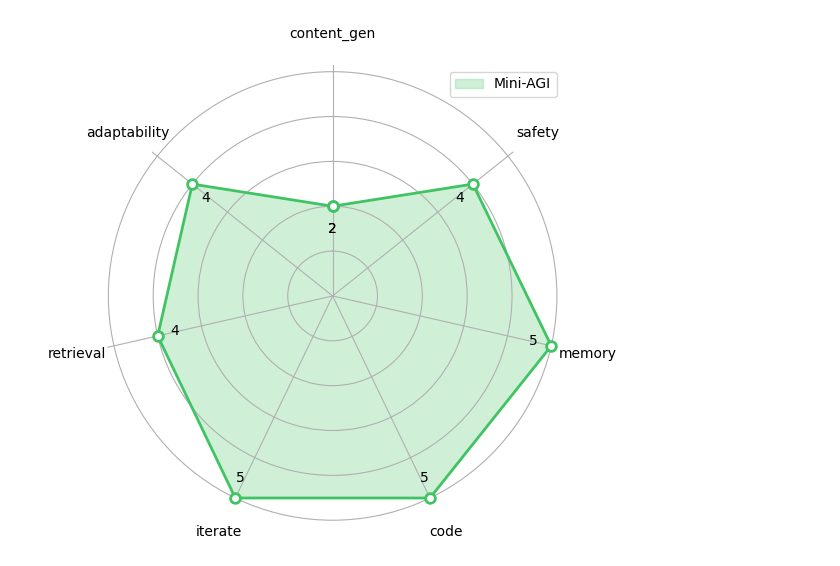
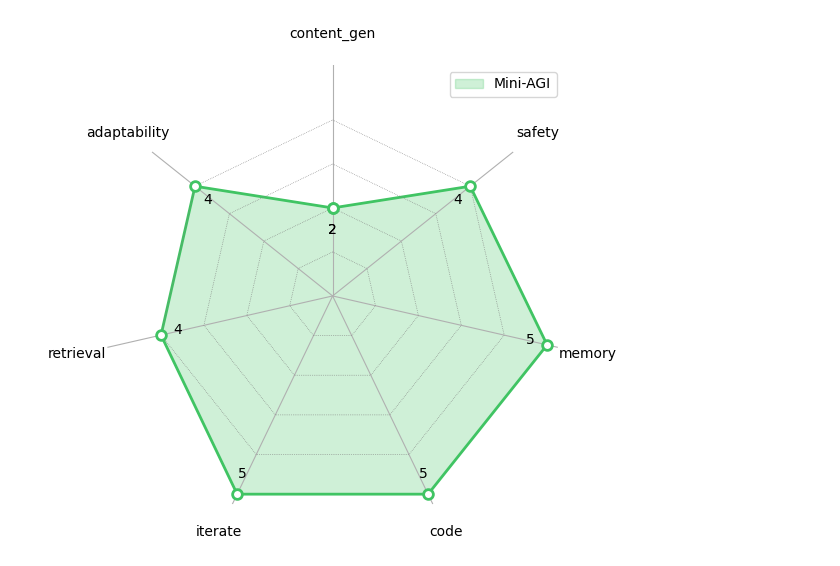
Before and after one commit to Significant-Gravitas/Auto-GPT-Benchmarks, a Jupyter notebook: notebooks/Visualization.ipynb, the cells around one changed output. Drawn from its saved outputs; the diff is of its cells as text; code cells hidden in the pictures.

```diff
--- a/notebooks/Visualization.ipynb
+++ b/notebooks/Visualization.ipynb
@@ -15,11 +23,0 @@ def get_last_file_in_directory(directory_path):
-# %%
-reports_path = Path.cwd().parent / 'reports/mini-agi'
-
-last_file = get_last_file_in_directory(reports_path)
-print(last_file)
-
-with open(reports_path / last_file, 'r') as f:
-    # Load the JSON data from the file
-    json_data = json.load(f)
-
-# data
@@ -76,3 +62,23 @@ class Report(BaseModel):
     metrics: MetricsOverall
     tests: Dict[str, Union[Test, SuiteTest]]
     config: Dict[str, str]
+# %%
+reports_path = Path.cwd().parent / 'reports'
+
+latest_files = get_latest_files_in_subdirectories(reports_path)
+print(latest_files)
+
+reports_data = {}
+
+# This will print the latest file in each subdirectory and add to the files_data dictionary
+for subdir, file in latest_files:
+    subdir_name = os.path.basename(os.path.normpath(subdir))
+    print(f"Subdirectory: {subdir}, Latest file: {file}")
+    if subdir_name not in ["beebot", "mini-agi"]:
+        continue
+    with open(Path(subdir) / file, 'r') as f:
+        # Load the JSON data from the file
+        json_data = json.load(f)
+        converted_data = Report.parse_obj(json_data)
+        # get the last directory name in the path as key
+        reports_data[subdir_name] = converted_data
@@ -180,31 +243,38 @@ norm = Normalize(vmin=0, vmax=values.max())
 # Draw the filled polygon
 ax.fill(angles, values, color=colors[0], alpha=0.25)
 ax.plot(angles, values, color=colors[0], linewidth=2)
 
 # Draw ylabels
 for i, (angle, value) in enumerate(zip(angles, values)):
     ha = 'left'
     if angle in {0, np.pi}:
         ha = 'center'
     elif np.pi < angle < 2*np.pi:
         ha = 'right'
     ax.text(angle, value - 0.5, f'{value}', size=10, horizontalalignment=ha, verticalalignment="center",
             color='black')
 
 # Move radial labels away from the plot
 ax.set_rlabel_position(180)
 
 # Remove radial labels
 ax.set_yticklabels([])
 
+# Remove default yticks
+ax.set_yticks([])
+
+# Manually create gridlines
+for y in np.arange(0, values.max(), 1):
+    ax.plot(angles, [y] * len(angles), color='gray', linewidth=0.5, linestyle=':')
+
 # Draw points
 for angle, value in zip(angles, values):
     ax.plot(angle, value, 'o', color='white', markersize=7, markeredgecolor=colors[0], markeredgewidth=2)
 
 # Draw legend
 green_patch = mpatches.Patch(color='#40c463', label='Mini-AGI', alpha=0.25)
 plt.legend(handles=[green_patch])
 
 plt.show()
 # %% [output]
-[figure, old version]
+[figure, new version]
```
Also changed, not shown: parts of 10 cells of this notebook.
